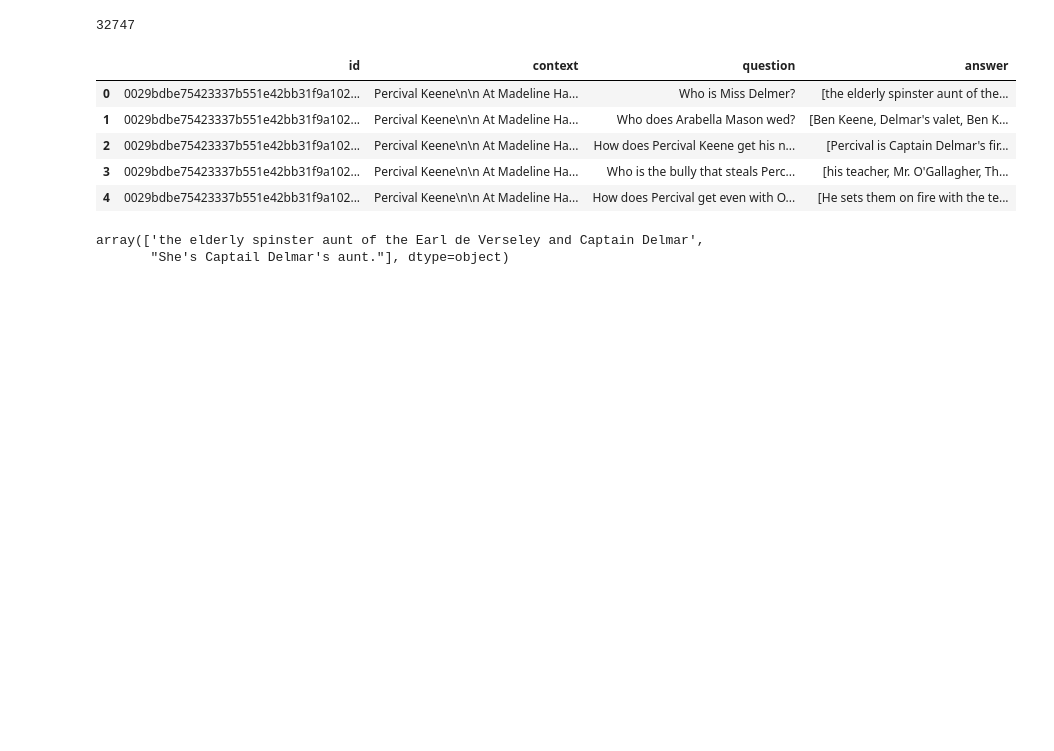
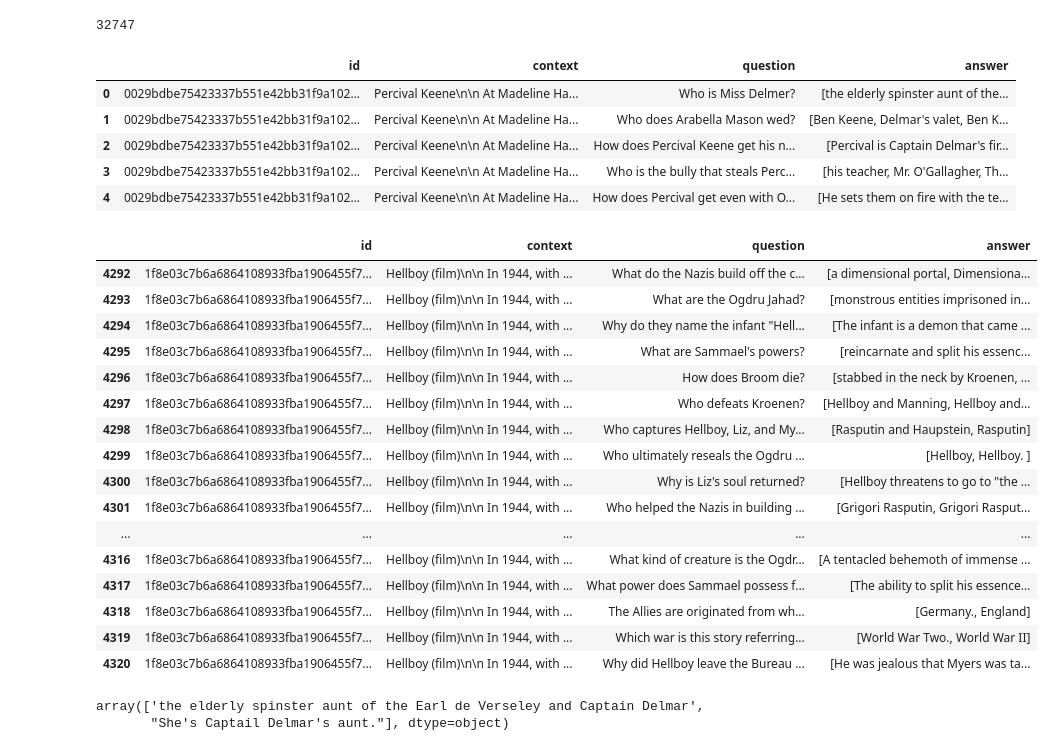
Before and after one commit to deshanshehntha/Milestone-2, a Jupyter notebook: Ingest_data.ipynb, the cells around one changed output. Saved outputs shown, nothing was run; the diff lists cells and outputs as text; code cells hidden in the pictures; blank space fills up the shorter version.

```diff
--- a/Ingest_data.ipynb
+++ b/Ingest_data.ipynb
@@ -370,6 +370,27 @@ narative_qa.head()
 | 2 | 0029bdbe75423337b551e42bb31f9a102... | Percival Keene\n\n At Madeline Ha... | How does Percival Keene get his n... | [Percival is Captain Delmar's fir... |
 | 3 | 0029bdbe75423337b551e42bb31f9a102... | Percival Keene\n\n At Madeline Ha... | Who is the bully that steals Perc... | [his teacher, Mr. O'Gallagher, Th... |
 | 4 | 0029bdbe75423337b551e42bb31f9a102... | Percival Keene\n\n At Madeline Ha... | How does Percival get even with O... | [He sets them on fire with the te... |
+# %%
+narative_qa[
+    (narative_qa["id"] == "1f8e03c7b6a6864108933fba1906455f78e4cfa6")]
+# %% [output]
+|  | id | context | question | answer |
+| 4292 | 1f8e03c7b6a6864108933fba1906455f7... | Hellboy (film)\n\n In 1944, with ... | What do the Nazis build off the c... | [a dimensional portal, Dimensiona... |
+| 4293 | 1f8e03c7b6a6864108933fba1906455f7... | Hellboy (film)\n\n In 1944, with ... | What are the Ogdru Jahad? | [monstrous entities imprisoned in... |
+| 4294 | 1f8e03c7b6a6864108933fba1906455f7... | Hellboy (film)\n\n In 1944, with ... | Why do they name the infant "Hell... | [The infant is a demon that came ... |
+| 4295 | 1f8e03c7b6a6864108933fba1906455f7... | Hellboy (film)\n\n In 1944, with ... | What are Sammael's powers? | [reincarnate and split his essenc... |
+| 4296 | 1f8e03c7b6a6864108933fba1906455f7... | Hellboy (film)\n\n In 1944, with ... | How does Broom die? | [stabbed in the neck by Kroenen, ... |
+| 4297 | 1f8e03c7b6a6864108933fba1906455f7... | Hellboy (film)\n\n In 1944, with ... | Who defeats Kroenen? | [Hellboy and Manning, Hellboy and... |
+| 4298 | 1f8e03c7b6a6864108933fba1906455f7... | Hellboy (film)\n\n In 1944, with ... | Who captures Hellboy, Liz, and My... | [Rasputin and Haupstein, Rasputin] |
+| 4299 | 1f8e03c7b6a6864108933fba1906455f7... | Hellboy (film)\n\n In 1944, with ... | Who ultimately reseals the Ogdru ... | [Hellboy, Hellboy. ] |
+| 4300 | 1f8e03c7b6a6864108933fba1906455f7... | Hellboy (film)\n\n In 1944, with ... | Why is Liz's soul returned? | [Hellboy threatens to go to "the ... |
+| 4301 | 1f8e03c7b6a6864108933fba1906455f7... | Hellboy (film)\n\n In 1944, with ... | Who helped the Nazis in building ... | [Grigori Rasputin, Grigori Rasput... |
+| ... | ... | ... | ... | ... |
+| 4316 | 1f8e03c7b6a6864108933fba1906455f7... | Hellboy (film)\n\n In 1944, with ... | What kind of creature is the Ogdr... | [A tentacled behemoth of immense ... |
+| 4317 | 1f8e03c7b6a6864108933fba1906455f7... | Hellboy (film)\n\n In 1944, with ... | What power does Sammael possess f... | [The ability to split his essence... |
+| 4318 | 1f8e03c7b6a6864108933fba1906455f7... | Hellboy (film)\n\n In 1944, with ... | The Allies are originated from wh... | [Germany., England] |
+| 4319 | 1f8e03c7b6a6864108933fba1906455f7... | Hellboy (film)\n\n In 1944, with ... | Which war is this story referring... | [World War Two., World War II] |
+| 4320 | 1f8e03c7b6a6864108933fba1906455f7... | Hellboy (film)\n\n In 1944, with ... | Why did Hellboy leave the Bureau ... | [He was jealous that Myers was ta... |
 # %%
 narative_qa.iloc[0].answer
 # %% [output]
```
Also changed, not shown: parts of 10 cells of this notebook, 20 other files.
